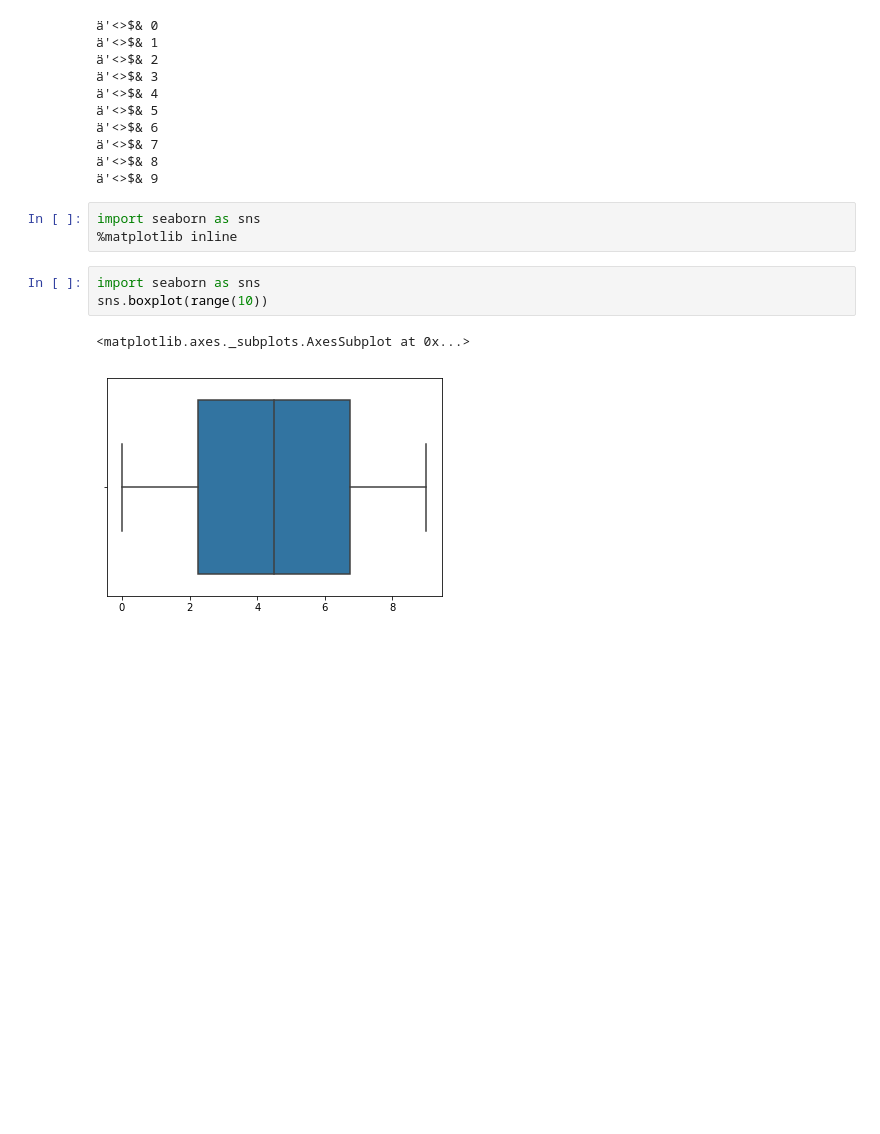
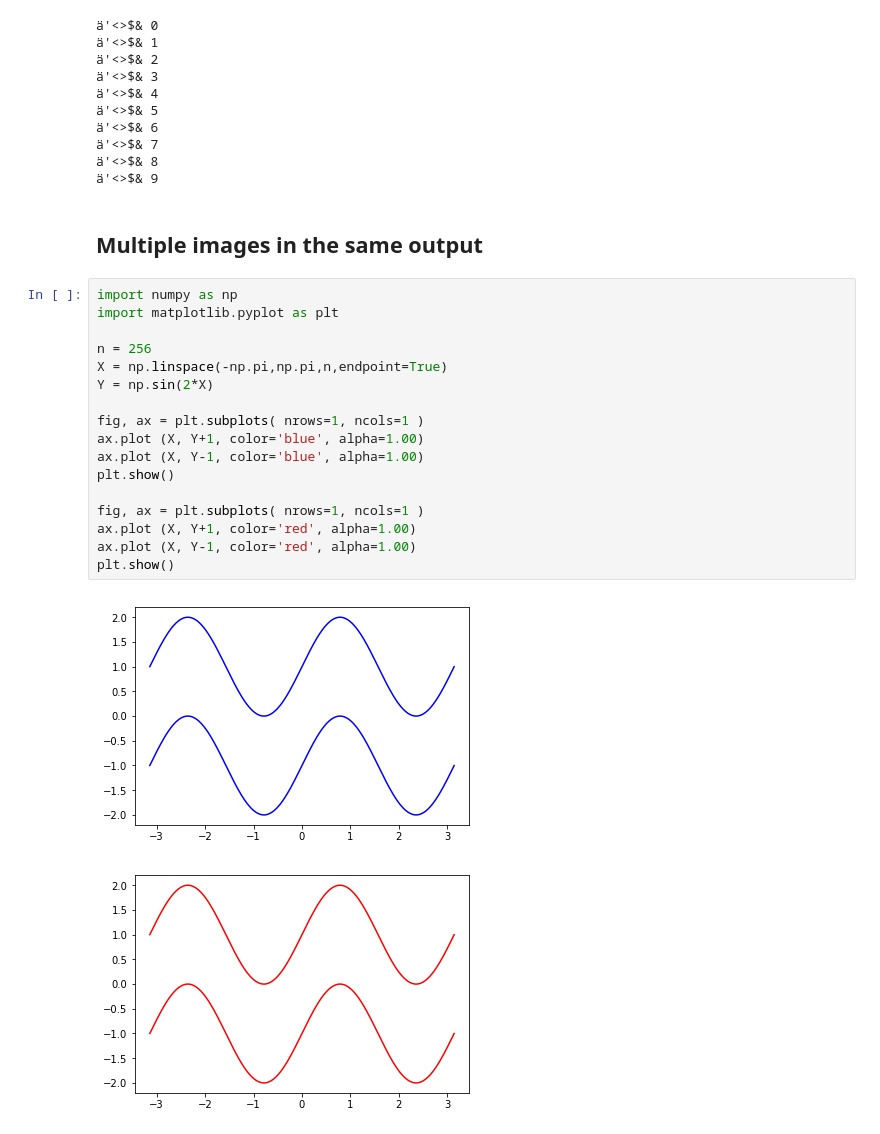
Before and after one commit to rossant/ipymb, a Jupyter notebook: examples/ex6.notebook.ipynb, the cells around one changed output. Cells and saved outputs as stored; diff of their text form; blank space fills up the shorter version.

```diff
--- a/examples/ex6.notebook.ipynb
+++ b/examples/ex6.notebook.ipynb
@@ -16,12 +28,25 @@ for i in range(10):
 ä'<>$& 7
 ä'<>$& 8
 ä'<>$& 9
-# %%
-import seaborn as sns
-%matplotlib inline
-# %%
-import seaborn as sns
-sns.boxplot(range(10))
-# %% [output]
-<matplotlib.axes._subplots.AxesSubplot at 0x...>
-[figure, removed]
+# %% [markdown]
+## Multiple images in the same output
+# %%
+import numpy as np
+import matplotlib.pyplot as plt
+
+n = 256
+X = np.linspace(-np.pi,np.pi,n,endpoint=True)
+Y = np.sin(2*X)
+
+fig, ax = plt.subplots( nrows=1, ncols=1 )
+ax.plot (X, Y+1, color='blue', alpha=1.00)
+ax.plot (X, Y-1, color='blue', alpha=1.00)
+plt.show()
+
+fig, ax = plt.subplots( nrows=1, ncols=1 )
+ax.plot (X, Y+1, color='red', alpha=1.00)
+ax.plot (X, Y-1, color='red', alpha=1.00)
+plt.show()
+# %% [output]
+[figure, added]
+[figure, added]
```
Also changed, not shown: parts of 9 cells of this notebook, 7 other files.
